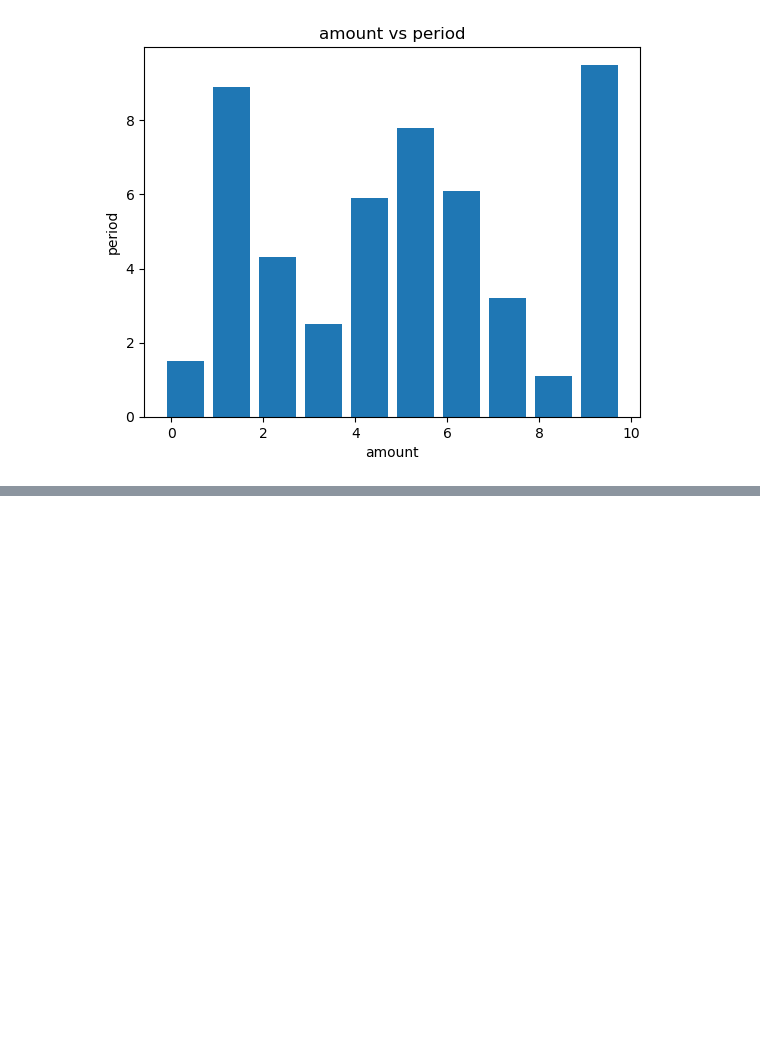
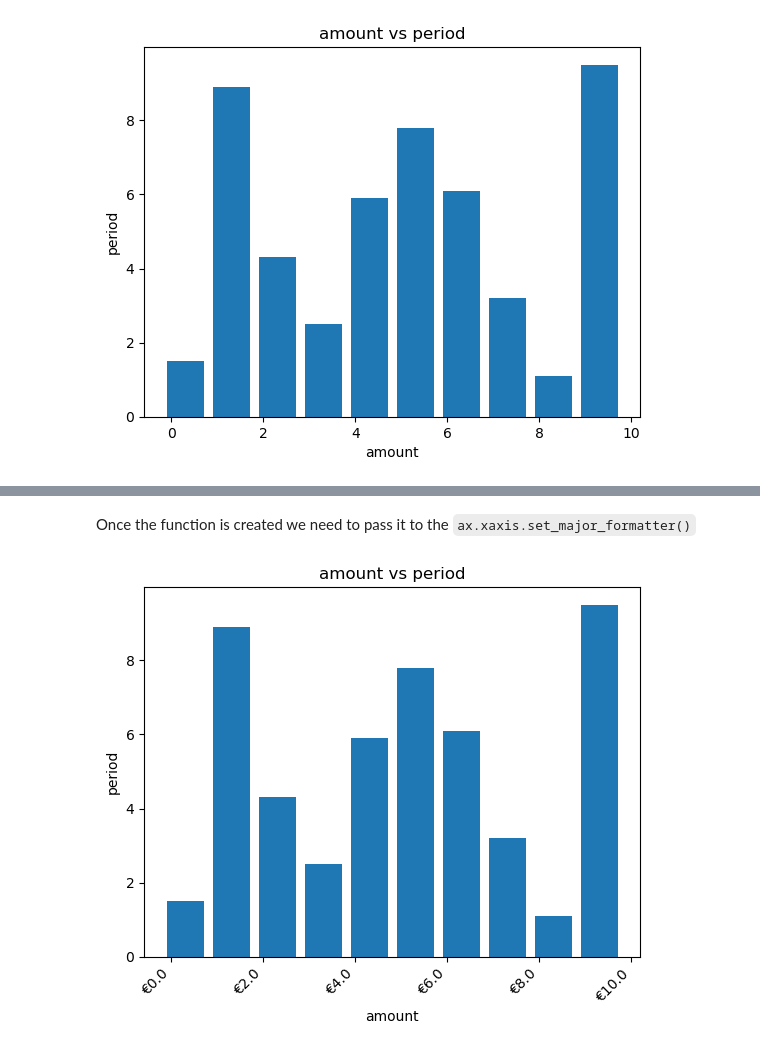
Before and after one commit to UWASIKLK/PFDA, a Jupyter notebook: My work/Plotting/Lecture 2/usingmatplotlib.ipynb, the cells around one changed output, grey strips where cells are left out. Cells and saved outputs as stored; diff of their text form; code cells hidden in the pictures; blank space fills up the shorter version.

```diff
--- a/My work/Plotting/Lecture 2/usingmatplotlib.ipynb
+++ b/My work/Plotting/Lecture 2/usingmatplotlib.ipynb
@@ -93,0 +102,25 @@ plt.show()
+# %%
+def currency_formatter(x,pos):
+    s = f"€{x}"
+    return s
+# %% [markdown]
+Once the function is created we need to pass it to the `ax.xaxis.set_major_formatter()`
+# %%
+fig, ax = plt.subplots()
+
+ax.bar(x,y)
+#ax.plot(x,y2)
+
+ax.set_title("amount vs period")
+ax.set_xlabel("amount")
+ax.set_ylabel("period")
+
+ax.xaxis.set_major_formatter(currency_formatter)
+
+labels = ax.get_xticklabels()
+plt.setp(labels, rotation=45, horizontalalignment='right')
+
+
+plt.show()
+# %% [output]
+[figure, added]
```
Also changed, not shown: parts of 3 cells of this notebook.
